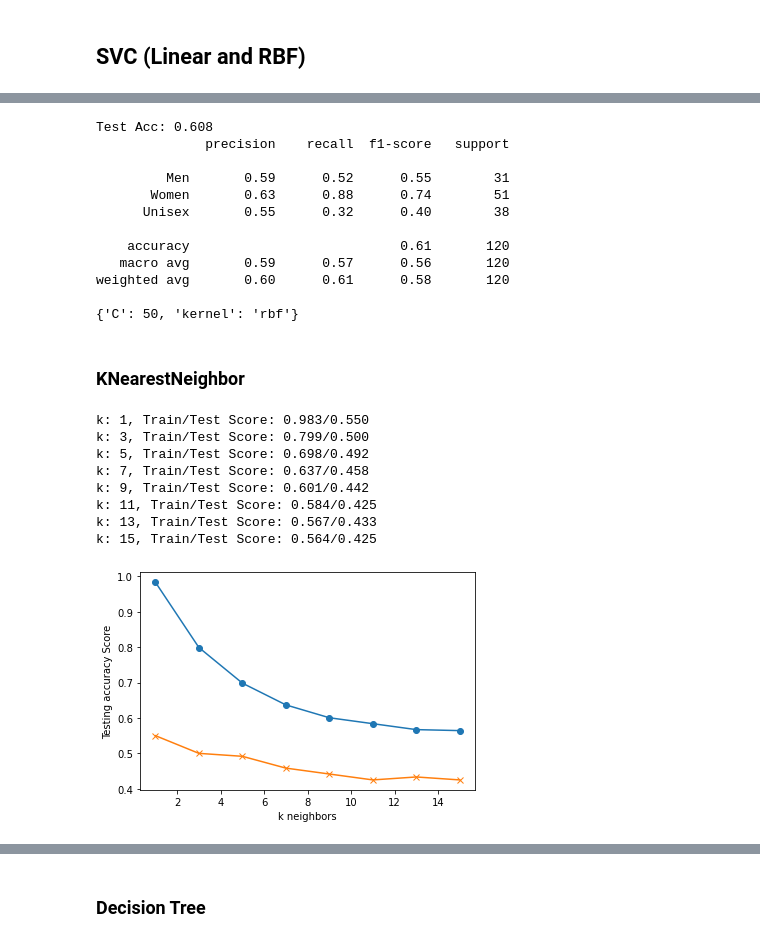
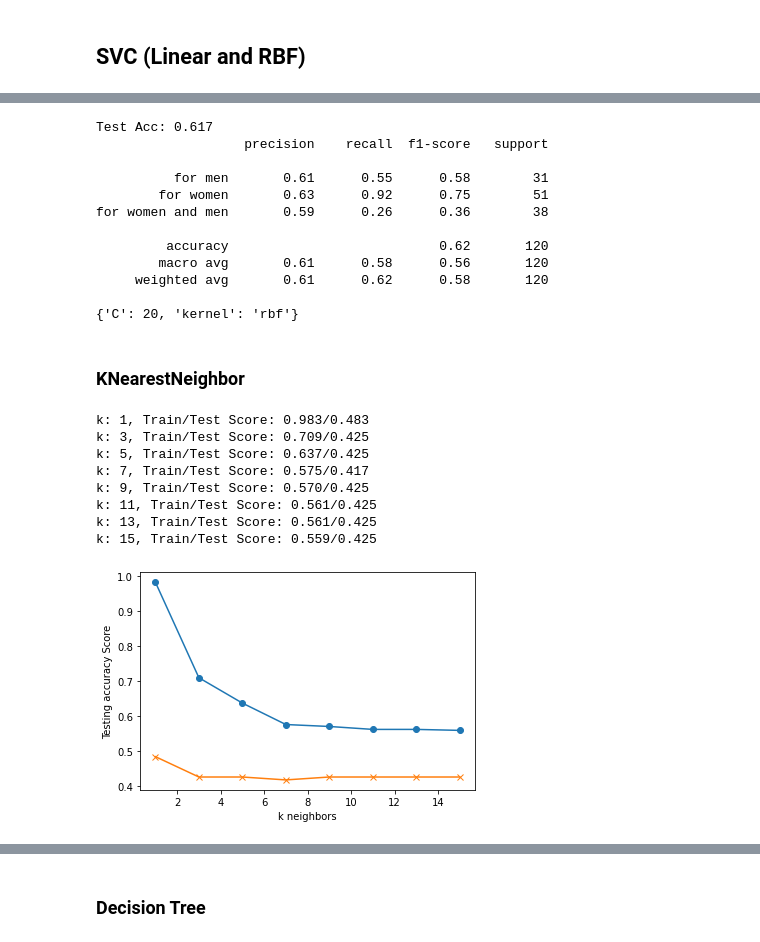
Before and after one commit to sir-omoreno/perfume_designer_app, a Jupyter notebook: ML/Perfume_ML2.ipynb, the cells around one changed output, grey strips where cells are left out. Drawn from its saved outputs; the diff is of its cells as text; code cells hidden in the pictures.

```diff
--- a/ML/Perfume_ML2.ipynb
+++ b/ML/Perfume_ML2.ipynb
@@ -88,6 +85,0 @@ Index(['_id', 'name', 'company', 'image', 'for_gender', 'rating',
-# %%
-# convert Accords dict to multiple features columns
-dv = DictVectorizer(sparse=False)
-X_accords = dv.fit_transform(perfume_df["main accords"])
-perfume_df = perfume_df.join(pd.DataFrame(X_accords, columns=dv.feature_names_))
-perfume_df.head()
@@ -202,9 +176,9 @@ encoded_y_test = label_encoder.transform(y_test)
 model = SVC()
 
 # Fit model using GridSearchCV
-param_grid = {'C': [1, 10, 50],
+param_grid = {'C': [5, 20, 50],
               'kernel': ('linear', 'rbf')}
 grid = GridSearchCV(model, param_grid, verbose=3)
-grid.fit(X_train_scaled, encoded_y_train)
+grid.fit(X_train_scaled, y_train)
 # %% [output]
 Fitting 5 folds for each of 6 candidates, totalling 30 fits
@@ -239,54 +213,53 @@ GridSearchCV(estimator=SVC(),
              verbose=3)
 # %%
 # Model evaluation metrics
-grid_score = grid.score(X_test_scaled, encoded_y_test)
+grid_score = grid.score(X_test_scaled, y_test)
 print('Test Acc: %.3f' % grid_score)
 predictions = grid.predict(X_test_scaled)
-grid_report = classification_report(encoded_y_test, predictions,
-                            target_names=target_names)
+grid_report = classification_report(y_test, predictions)
 print(grid_report)
 print(grid.best_params_)
 # %% [output]
-Test Acc: 0.608
-              precision    recall  f1-score   support
+Test Acc: 0.617
+                   precision    recall  f1-score   support
 
-         Men       0.59      0.52      0.55        31
-       Women       0.63      0.88      0.74        51
-      Unisex       0.55      0.32      0.40        38
+          for men       0.61      0.55      0.58        31
+        for women       0.63      0.92      0.75        51
+for women and men       0.59      0.26      0.36        38
 
-    accuracy                           0.61       120
-   macro avg       0.59      0.57      0.56       120
-weighted avg       0.60      0.61      0.58       120
+         accuracy                           0.62       120
+        macro avg       0.61      0.58      0.56       120
+     weighted avg       0.61      0.62      0.58       120
 
-{'C': 50, 'kernel': 'rbf'}
+{'C': 20, 'kernel': 'rbf'}
 # %% [markdown]
 ### KNearestNeighbor
 # %%
 # Instantiate model 2 (KNeighborsClassifier)
 train_scores = []
 test_scores = []
 for k in range(1, 16, 2):
     knn = KNeighborsClassifier(n_neighbors=k)
-    knn.fit(X_train_scaled, encoded_y_train)
-    train_score = knn.score(X_train_scaled, encoded_y_train)
-    test_score = knn.score(X_test_scaled, encoded_y_test)
+    knn.fit(X_train_scaled, y_train)
+    train_score = knn.score(X_train_scaled, y_train)
+    test_score = knn.score(X_test_scaled, y_test)
     train_scores.append(train_score)
     test_scores.append(test_score)
     print(f"k: {k}, Train/Test Score: {train_score:.3f}/{test_score:.3f}")
 
 
 plt.plot(range(1, 16, 2), train_scores, marker='o')
 plt.plot(range(1, 16, 2), test_scores, marker="x")
 plt.xlabel("k neighbors")
 plt.ylabel("Testing accuracy Score")
 plt.show()
 # %% [output]
-k: 1, Train/Test Score: 0.983/0.550
-k: 3, Train/Test Score: 0.799/0.500
-k: 5, Train/Test Score: 0.698/0.492
-k: 7, Train/Test Score: 0.637/0.458
-k: 9, Train/Test Score: 0.601/0.442
-k: 11, Train/Test Score: 0.584/0.425
-k: 13, Train/Test Score: 0.567/0.433
-k: 15, Train/Test Score: 0.564/0.425
+k: 1, Train/Test Score: 0.983/0.483
+k: 3, Train/Test Score: 0.709/0.425
+k: 5, Train/Test Score: 0.637/0.425
+k: 7, Train/Test Score: 0.575/0.417
+k: 9, Train/Test Score: 0.570/0.425
+k: 11, Train/Test Score: 0.561/0.425
+k: 13, Train/Test Score: 0.561/0.425
+k: 15, Train/Test Score: 0.559/0.425
-[figure, old version]
+[figure, new version]
```
Also changed, not shown: parts of 33 cells of this notebook, 2 other files.
